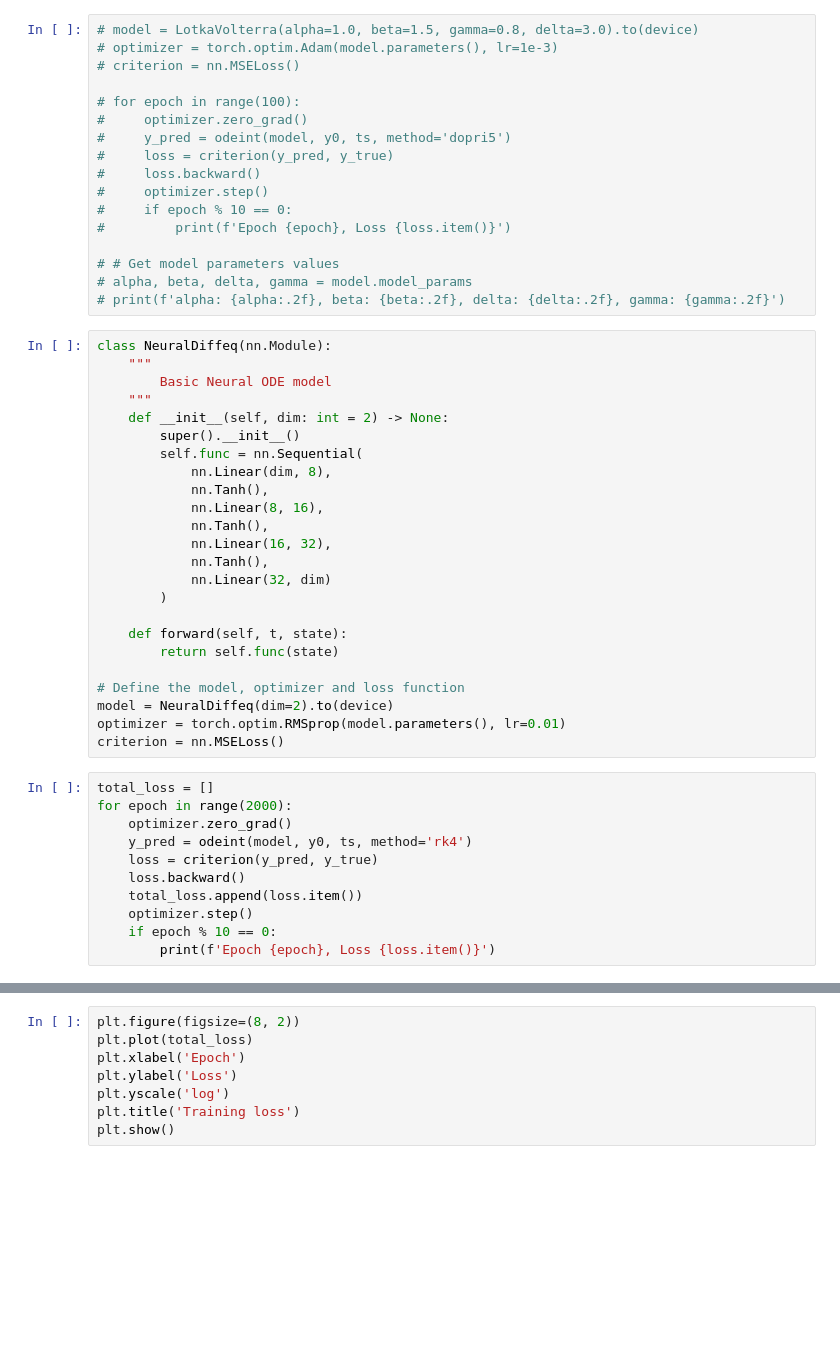
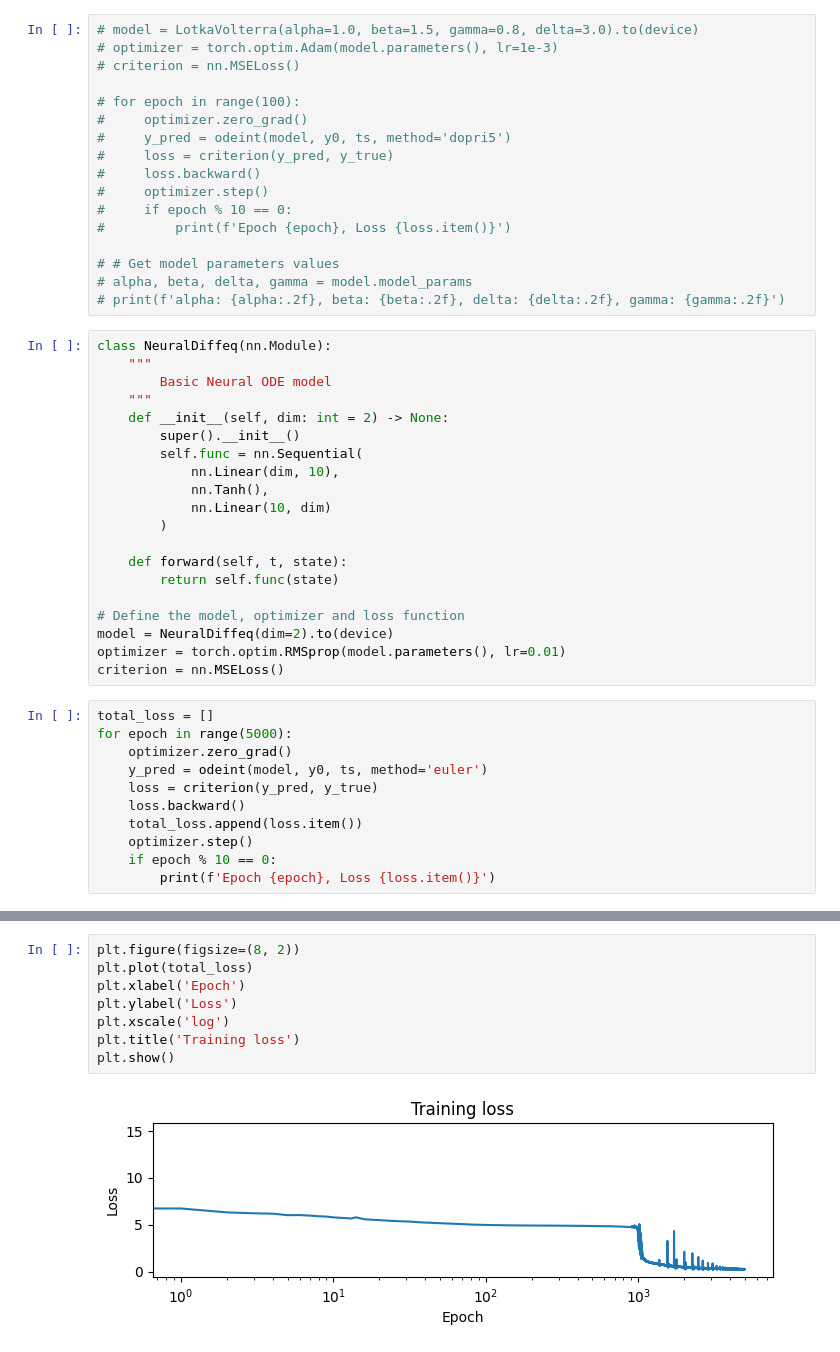
Before and after one commit to costasmexis/ModelMind, a Jupyter notebook: NODE/lotka-volterra.ipynb, the cells around one changed output, grey strips where cells are left out. Cells and saved outputs as stored; diff of their text form; blank space fills up the shorter version.

Commit message:
lv model

```diff
--- a/NODE/lotka-volterra.ipynb
+++ b/NODE/lotka-volterra.ipynb
@@ -73,13 +76,9 @@ class NeuralDiffeq(nn.Module):
     def __init__(self, dim: int = 2) -> None:
         super().__init__()
         self.func = nn.Sequential(
-            nn.Linear(dim, 8),
+            nn.Linear(dim, 10),
             nn.Tanh(),
-            nn.Linear(8, 16),
-            nn.Tanh(),
-            nn.Linear(16, 32),
-            nn.Tanh(),
-            nn.Linear(32, dim)
+            nn.Linear(10, dim)
         )
 
     def forward(self, t, state):
@@ -91,9 +90,9 @@ optimizer = torch.optim.RMSprop(model.parameters(), lr=0.01)
 criterion = nn.MSELoss()
 # %%
 total_loss = []
-for epoch in range(2000):
+for epoch in range(5000):
     optimizer.zero_grad()
-    y_pred = odeint(model, y0, ts, method='rk4')
+    y_pred = odeint(model, y0, ts, method='euler')
     loss = criterion(y_pred, y_true)
     loss.backward()
     total_loss.append(loss.item())
@@ -103,10 +120,12 @@ for epoch in range(2000):
 # %%
 plt.figure(figsize=(8, 2))
 plt.plot(total_loss)
 plt.xlabel('Epoch')
 plt.ylabel('Loss')
-plt.yscale('log')
+plt.xscale('log')
 plt.title('Training loss')
 plt.show()
+# %% [output]
+[figure, added]
 # %%
 # Plot the results
```
Also changed, not shown: parts of 5 cells of this notebook.
